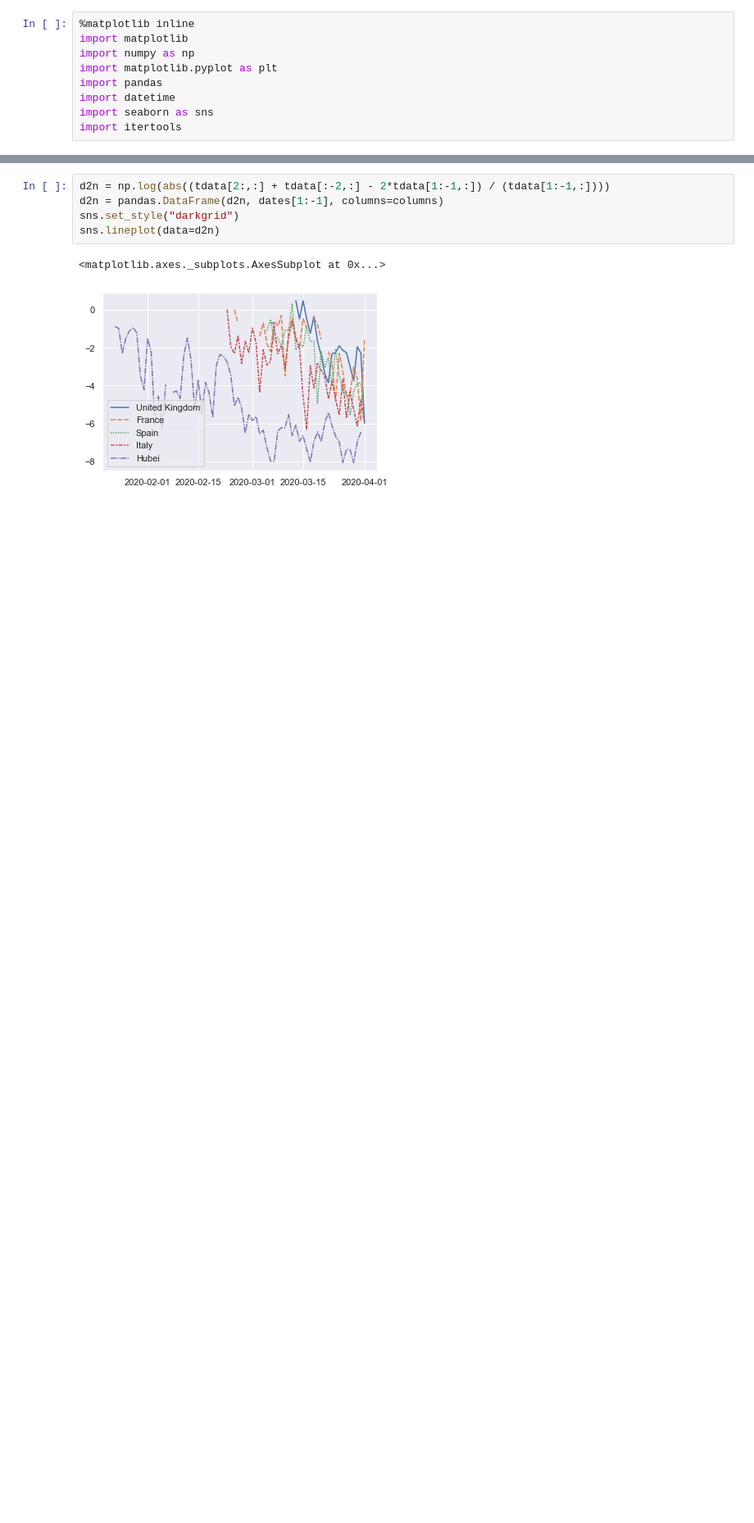
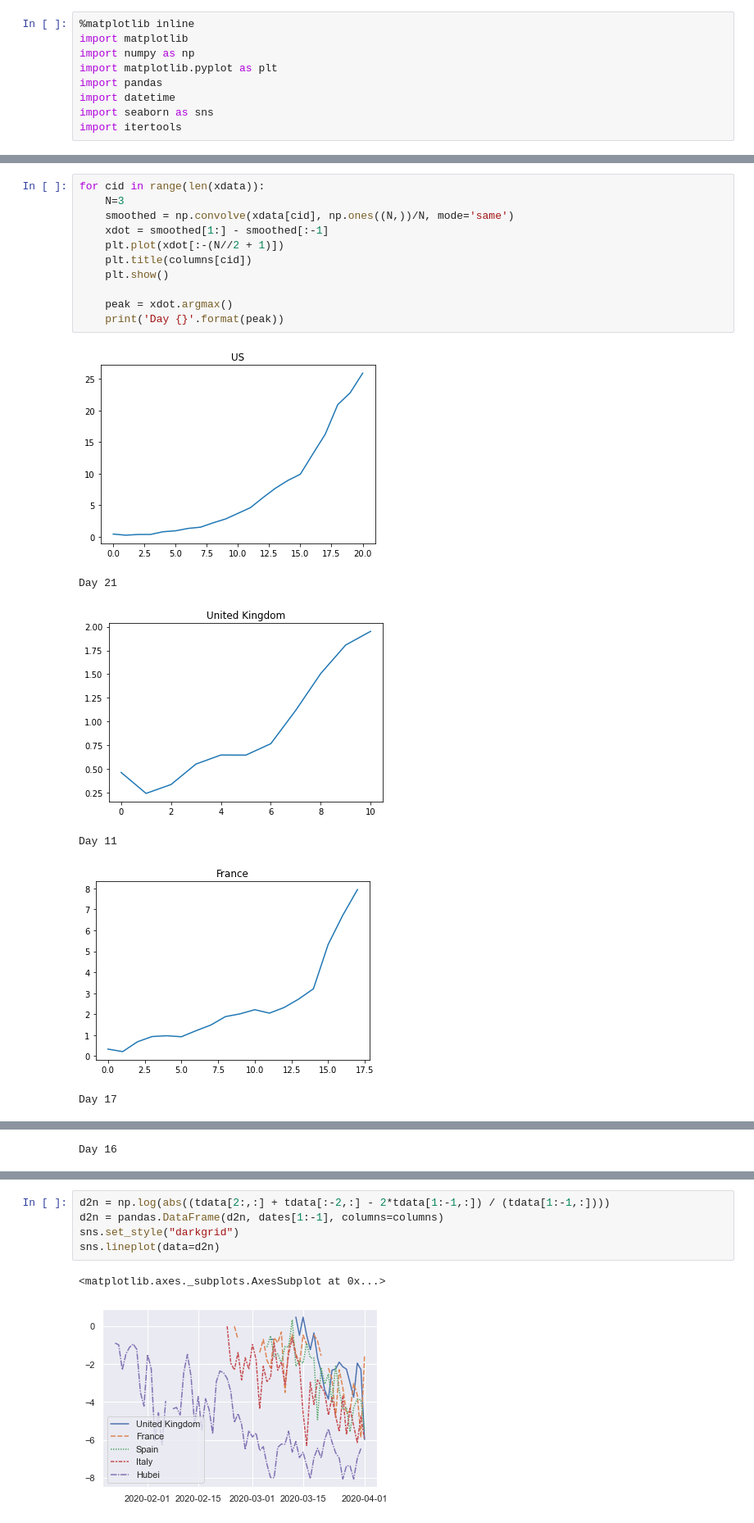
Before and after one commit to dpwm/covid19-analysis, a Jupyter notebook: Coronavirus Deaths.ipynb, the cells around one changed output, grey strips where cells are left out. Shown at 82% size. Saved outputs shown, nothing was run; the diff lists cells and outputs as text; blank space fills up the shorter version.

```diff
--- a/Coronavirus Deaths.ipynb
+++ b/Coronavirus Deaths.ipynb
@@ -57,0 +66,18 @@ np.exp(l + x) - rawdata.iloc[-1, 2] # Crude prediction for UK
+# %%
+for cid in range(len(xdata)):
+    N=3
+    smoothed = np.convolve(xdata[cid], np.ones((N,))/N, mode='same')
+    xdot = smoothed[1:] - smoothed[:-1]
+    plt.plot(xdot[:-(N//2 + 1)])
+    plt.title(columns[cid])
+    plt.show()
+
+    peak = xdot.argmax()
+    print('Day {}'.format(peak))
+# %% [output]
+[figure, added]
+Day 21
+[figure, added]
+Day 11
+[figure, added]
+Day 17
@@ -57,0 +85 @@ np.exp(l + x) - rawdata.iloc[-1, 2] # Crude prediction for UK
+Day 16
```
Also changed, not shown: parts of 7 cells of this notebook, 2 other files.
